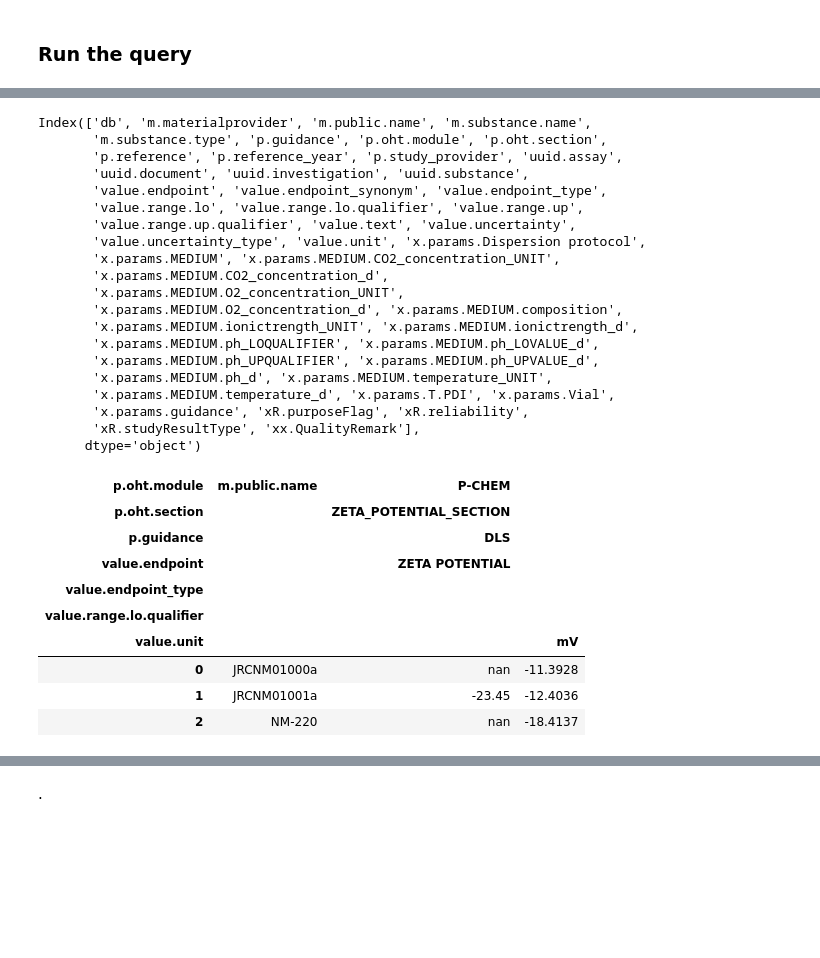
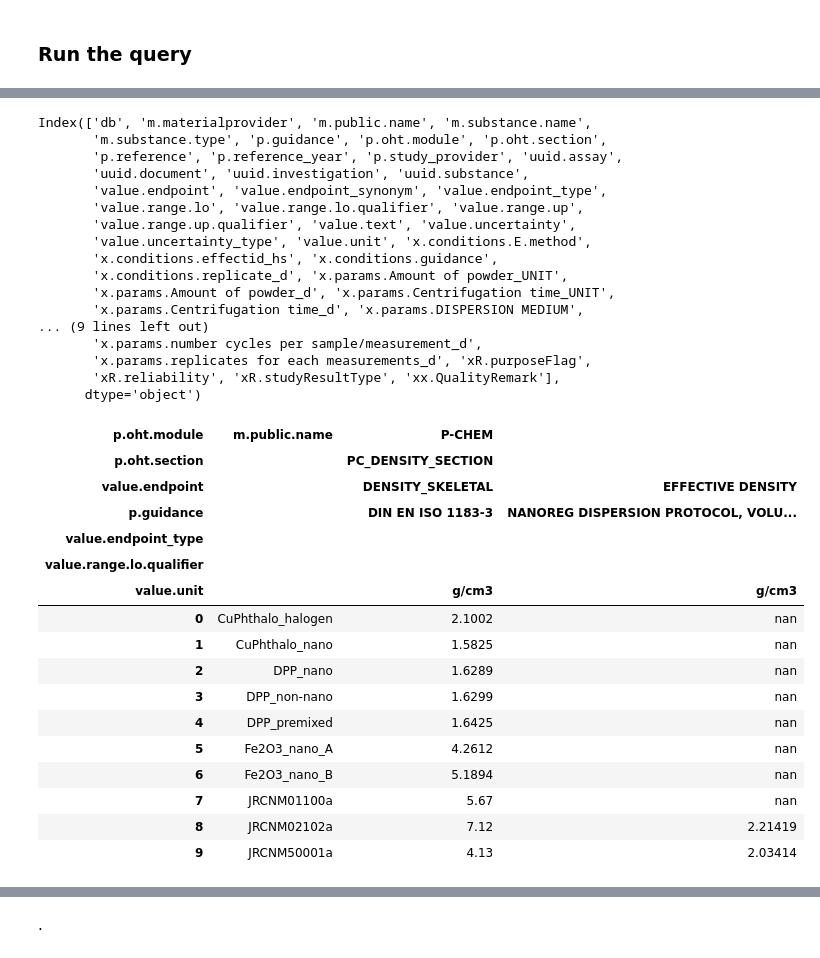
Before and after one commit to ideaconsult/notebooks-ambit, a Jupyter notebook: enanomapper/enanomapper.db.ipynb, the cells around one changed output, grey strips where cells are left out. Drawn from its saved outputs; the diff is of its cells as text; code cells hidden in the pictures; blank space fills up the shorter version.

```diff
--- a/enanomapper/enanomapper.db.ipynb
+++ b/enanomapper/enanomapper.db.ipynb
@@ -134,7 +136,6 @@ docs_query = client_solr.StudyDocuments()
 docs_query.settings['endpointfilter'] = ' effectendpoint_s: {}'.format(endpoint)
 docs_query.settings['query_guidance'] = None
 docs_query.settings['query_organism'] = None
-docs_query.settings['fields'] = None
 docs_query.setStudyFilter({' topcategory_s': top, 'endpointcategory_s':section})
 
 query = docs_query.getQuery(textfilter=materialfilter,facets=None,fq=None, rows=10, _params=True, _conditions=True, _composition=False );
@@ -186,42 +199,47 @@ Index(['db', 'm.materialprovider', 'm.public.name', 'm.substance.name',
        'value.endpoint', 'value.endpoint_synonym', 'value.endpoint_type',
        'value.range.lo', 'value.range.lo.qualifier', 'value.range.up',
        'value.range.up.qualifier', 'value.text', 'value.uncertainty',
-       'value.uncertainty_type', 'value.unit', 'x.params.Dispersion protocol',
-       'x.params.MEDIUM', 'x.params.MEDIUM.CO2_concentration_UNIT',
-       'x.params.MEDIUM.CO2_concentration_d',
-       'x.params.MEDIUM.O2_concentration_UNIT',
-       'x.params.MEDIUM.O2_concentration_d', 'x.params.MEDIUM.composition',
-       'x.params.MEDIUM.ionictrength_UNIT', 'x.params.MEDIUM.ionictrength_d',
-       'x.params.MEDIUM.ph_LOQUALIFIER', 'x.params.MEDIUM.ph_LOVALUE_d',
-       'x.params.MEDIUM.ph_UPQUALIFIER', 'x.params.MEDIUM.ph_UPVALUE_d',
-       'x.params.MEDIUM.ph_d', 'x.params.MEDIUM.temperature_UNIT',
-       'x.params.MEDIUM.temperature_d', 'x.params.T.PDI', 'x.params.Vial',
-       'x.params.guidance', 'xR.purposeFlag', 'xR.reliability',
-       'xR.studyResultType', 'xx.QualityRemark'],
+       'value.uncertainty_type', 'value.unit', 'x.conditions.E.method',
+       'x.conditions.effectid_hs', 'x.conditions.guidance',
+       'x.conditions.replicate_d', 'x.params.Amount of powder_UNIT',
+       'x.params.Amount of powder_d', 'x.params.Centrifugation time_UNIT',
+       'x.params.Centrifugation time_d', 'x.params.DISPERSION MEDIUM',
+... (9 lines left out)
+       'x.params.number cycles per sample/measurement_d',
+       'x.params.replicates for each measurements_d', 'xR.purposeFlag',
+       'xR.reliability', 'xR.studyResultType', 'xx.QualityRemark'],
       dtype='object')
 # %%
 import numpy as np
 def highlight_max(s):
     is_max = s == s.max()
     return ['background-color: red' if v else '' for v in is_max]
 
 for criteria in ["value.range.lo"]:
-    tmp = pd.pivot_table(results, values=criteria, index=['m.public.name'], columns=['p.oht.module','p.oht.section','p.guidance','value.endpoint','value.endpoint_type','value.range.lo.qualifier','value.unit'], aggfunc=np.mean).reset_index()
+    tmp = pd.pivot_table(results, values=criteria, index=['m.public.name'],
+    columns=['p.oht.module','p.oht.section','value.endpoint','p.guidance','value.endpoint_type','value.range.lo.qualifier','value.unit'], aggfunc=np.mean).reset_index()
     #tmp.style.highlight_null(null_color='red')
 
     #display(tmp.style.apply(highlight_max,subset=top_sections))
     display(tmp.style.apply(highlight_max))
 # %% [output]
 | p.oht.module | m.public.name | P-CHEM |  |
-| p.oht.section |  | ZETA_POTENTIAL_SECTION |  |
-| p.guidance |  | DLS |  |
-| value.endpoint |  | ZETA POTENTIAL |  |
+| p.oht.section |  | PC_DENSITY_SECTION |  |
+| value.endpoint |  | DENSITY_SKELETAL | EFFECTIVE DENSITY |
+| p.guidance |  | DIN EN ISO 1183-3 | NANOREG DISPERSION PROTOCOL, VOLU... |
 | value.endpoint_type |  |  |  |
 | value.range.lo.qualifier |  |  |  |
-| value.unit |  |  | mV |
-| 0 | JRCNM01000a | nan | -11.3928 |
-| 1 | JRCNM01001a | -23.45 | -12.4036 |
-| 2 | NM-220 | nan | -18.4137 |
+| value.unit |  | g/cm3 | g/cm3 |
+| 0 | CuPhthalo_halogen | 2.1002 | nan |
+| 1 | CuPhthalo_nano | 1.5825 | nan |
+| 2 | DPP_nano | 1.6289 | nan |
+| 3 | DPP_non-nano | 1.6299 | nan |
+| 4 | DPP_premixed | 1.6425 | nan |
+| 5 | Fe2O3_nano_A | 4.2612 | nan |
+| 6 | Fe2O3_nano_B | 5.1894 | nan |
+| 7 | JRCNM01100a | 5.67 | nan |
+| 8 | JRCNM02102a | 7.12 | 2.21419 |
+| 9 | JRCNM50001a | 4.13 | 2.03414 |
 # %%
 tmp=results.groupby(by=["m.public.name","p.guidance","value.endpoint","value.endpoint_type","value.range.lo.qualifier","value.unit"]).agg({"value.range.lo" : ["min","max","mean","std","count"]}).reset_index()
 tmp.columns = ["_".join(x) for x in tmp.columns.ravel()]
```
Also changed, not shown: parts of 8 cells of this notebook, 7 other files.
